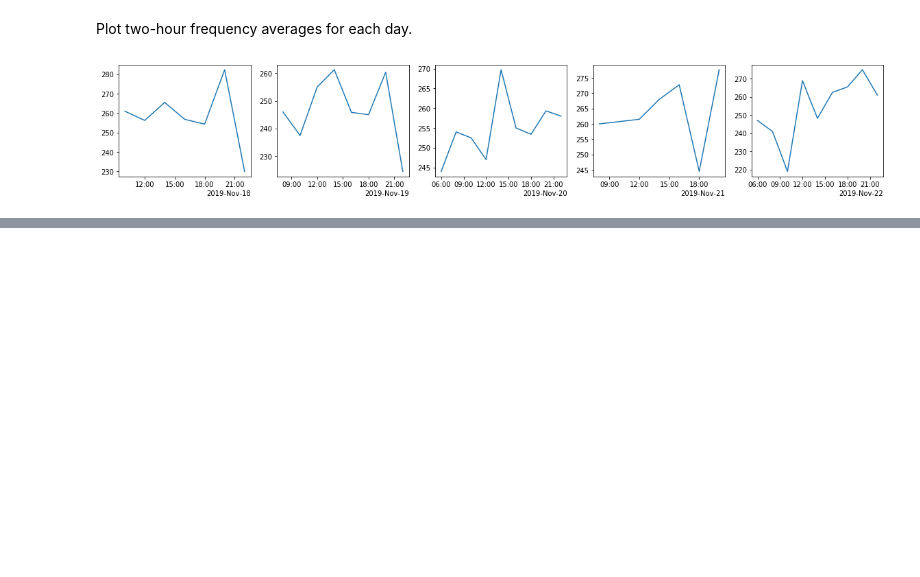
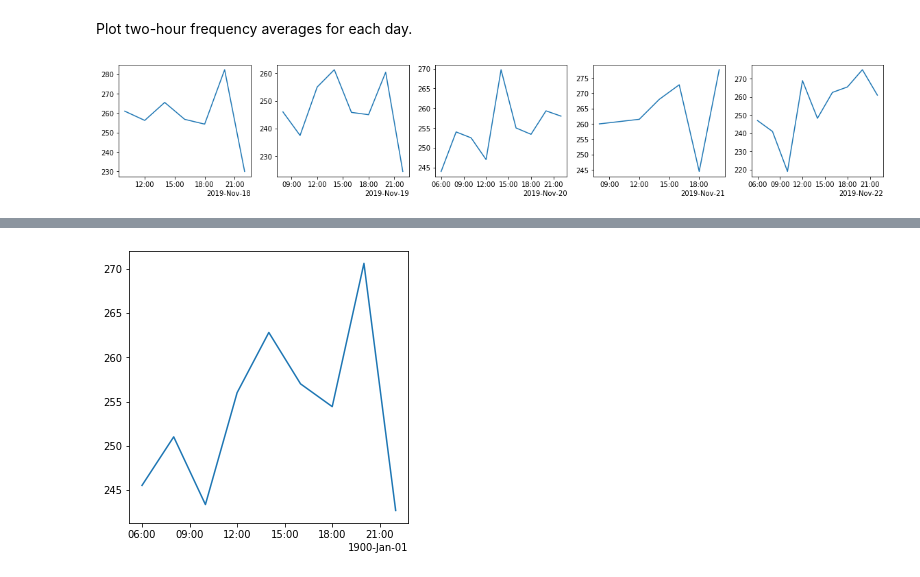
Before and after one commit to kaareltinn/icns-project, a Jupyter notebook: project.ipynb, the cells around one changed output, grey strips where cells are left out. Drawn from its saved outputs; the diff is of its cells as text; code cells hidden in the pictures; blank space fills up the shorter version.

```diff
--- a/project.ipynb
+++ b/project.ipynb
@@ -151,0 +155,5 @@ From the charts above it can be seen that reaction time got better in the evenin
+# %%
+reaction_data['time'] = reaction_data.apply(lambda x: datetime.strptime(x.Timestamp, '%H:%M'), axis=1)
+reaction_data.set_index(reaction_data['time'], inplace=True)
+hourly_data = reaction_data.resample('2H').mean().dropna()
+hourly_data
@@ -151,0 +172,7 @@ From the charts above it can be seen that reaction time got better in the evenin
+# %%
+fig, ax = plt.subplots(figsize=(5,5))
+ax.plot(hourly_data.index, hourly_data.result)
+set_concise_formatter(ax)
+plt.show()
+# %% [output]
+[figure, added]
```
Also changed, not shown: parts of 5 cells of this notebook.
